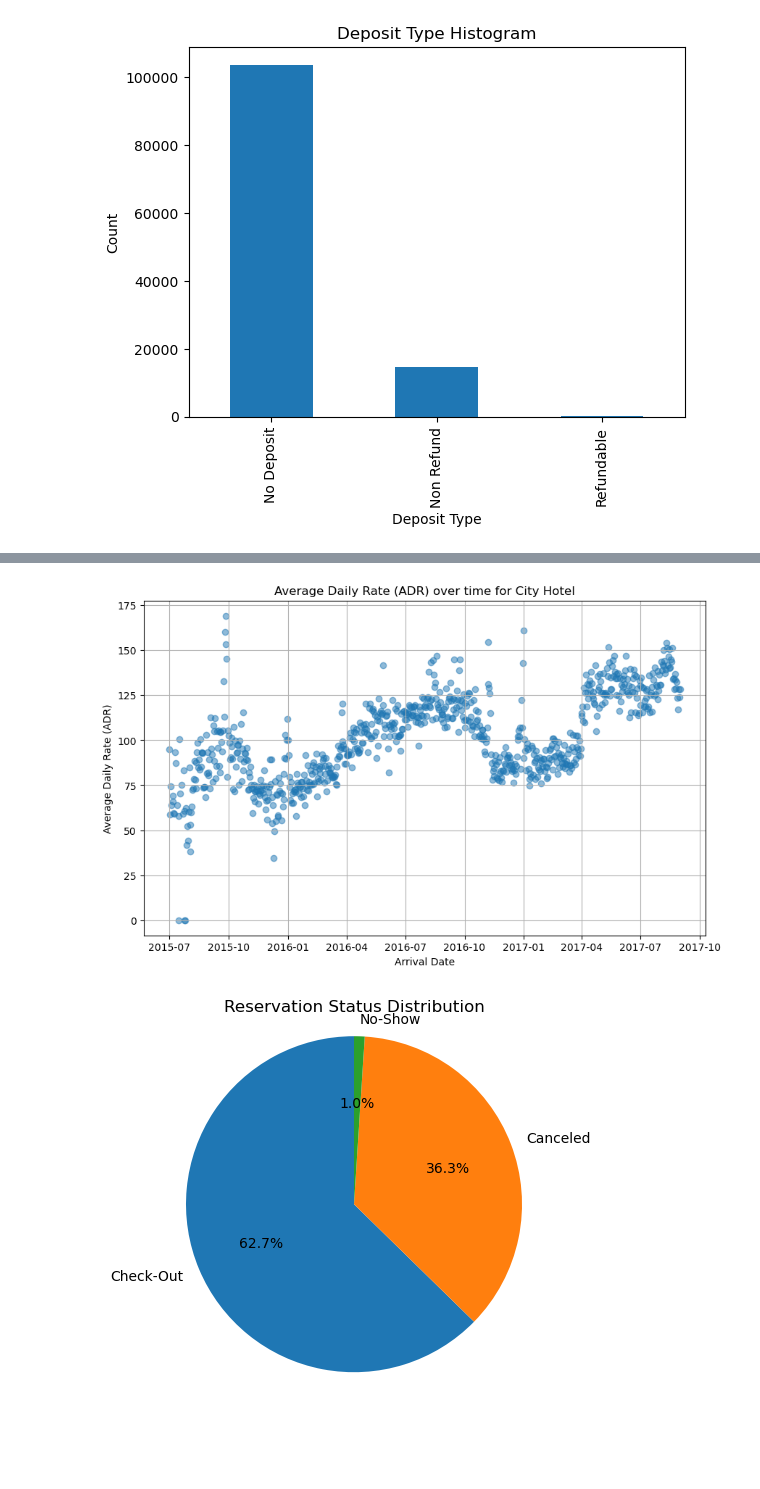
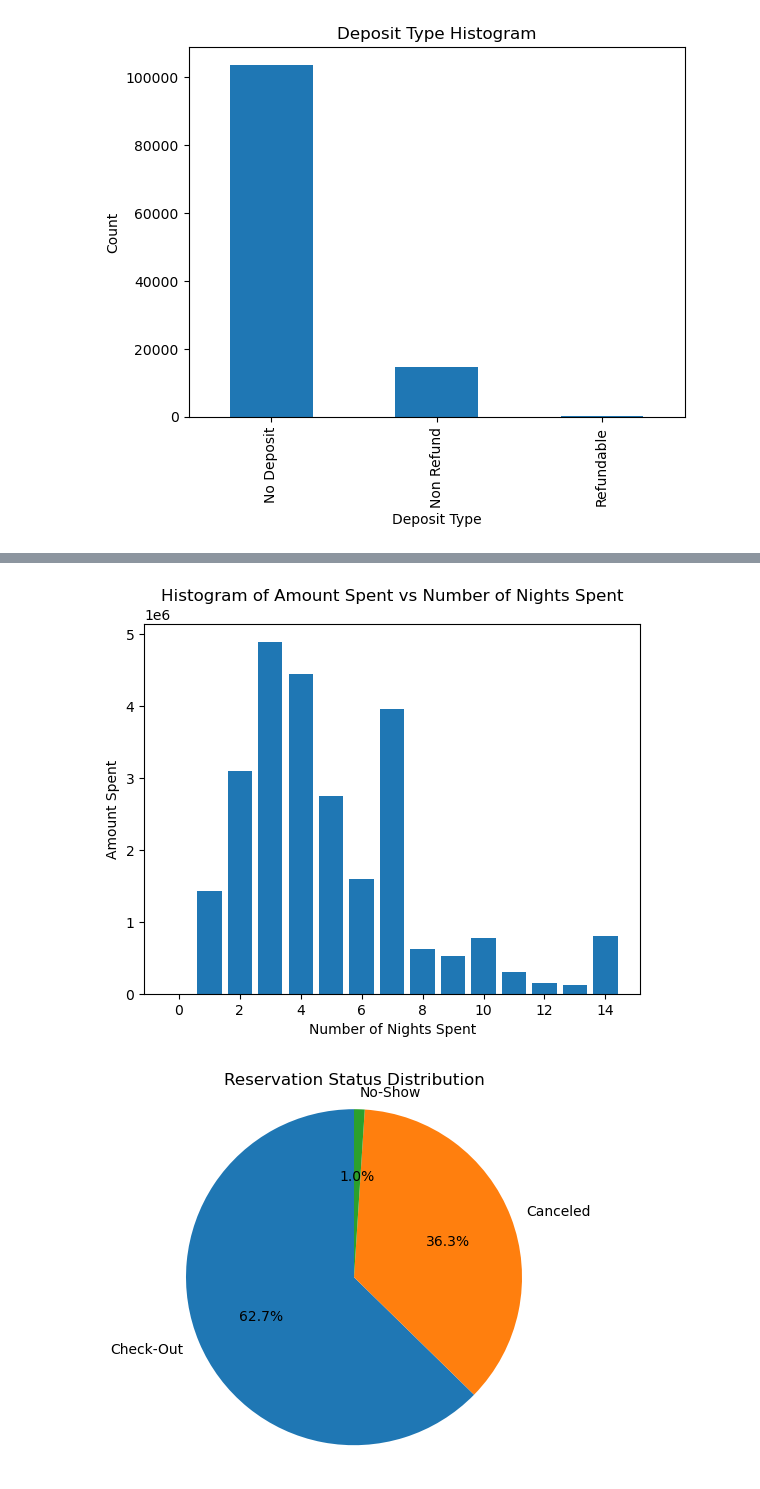
Before and after one commit to pin164/project_1, a Jupyter notebook: money.ipynb, the cells around one changed output, grey strips where cells are left out. Cells and saved outputs as stored; diff of their text form; code cells hidden in the pictures; blank space fills up the shorter version.

```diff
--- a/money.ipynb
+++ b/money.ipynb
@@ -445,27 +445,25 @@ segment_group_plot = segment_group.hvplot.bar(
 segment_group_plot.opts(invert_axes=False)
 # %% [output]
 [interactive output not drawn]
-# %%
-
-
-check_outs_df = hotel_country_df[hotel_country_df['reservation_status'] == 'Check-Out'].copy()
-
-# Filter DataFrame for City Hotel
-city_hotel_data = check_outs_df[check_outs_df['hotel'] == 'City Hotel']
-
-# Group by arrival_date and calculate mean adr
-average_adr_by_date = city_hotel_data.groupby('arrival_date')['adr'].mean().reset_index()
-
-# Make a scatter plot
-plt.figure(figsize=(10, 6))
-plt.scatter(average_adr_by_date['arrival_date'], average_adr_by_date['adr'], alpha=0.5)
-plt.title('Average Daily Rate (ADR) over time for City Hotel')
-plt.xlabel('Arrival Date')
-plt.ylabel('Average Daily Rate (ADR)')
-plt.grid(True)
-plt.show()
-# %% [output]
-[figure, removed]
+# %%
+filtered_df = hotel_country_df[hotel_country_df['reservation_status'] == "Check-Out"]
+# Filter the DataFrame for nights spent <= 14
+filtered_df = filtered_df[filtered_df['nights_spent'] <= 14]
+
+# Calculate the total spent for each number of nights
+total_spent_per_night = filtered_df.groupby('nights_spent')['amount_spent'].sum()
+
+# Calculate the percentage of the total spent for each number of nights
+percent_spent_per_night = (total_spent_per_night / total_spent_per_night.sum()) * 100
+
+# Create the histogram
+plt.bar(total_spent_per_night.index, total_spent_per_night)
+plt.xlabel('Number of Nights Spent')
+plt.ylabel('Amount Spent')
+plt.title('Histogram of Amount Spent vs Number of Nights Spent')
+plt.show()
+# %% [output]
+[figure, added]
 # %%
 
 
```
Also changed, not shown: 1 other file.
